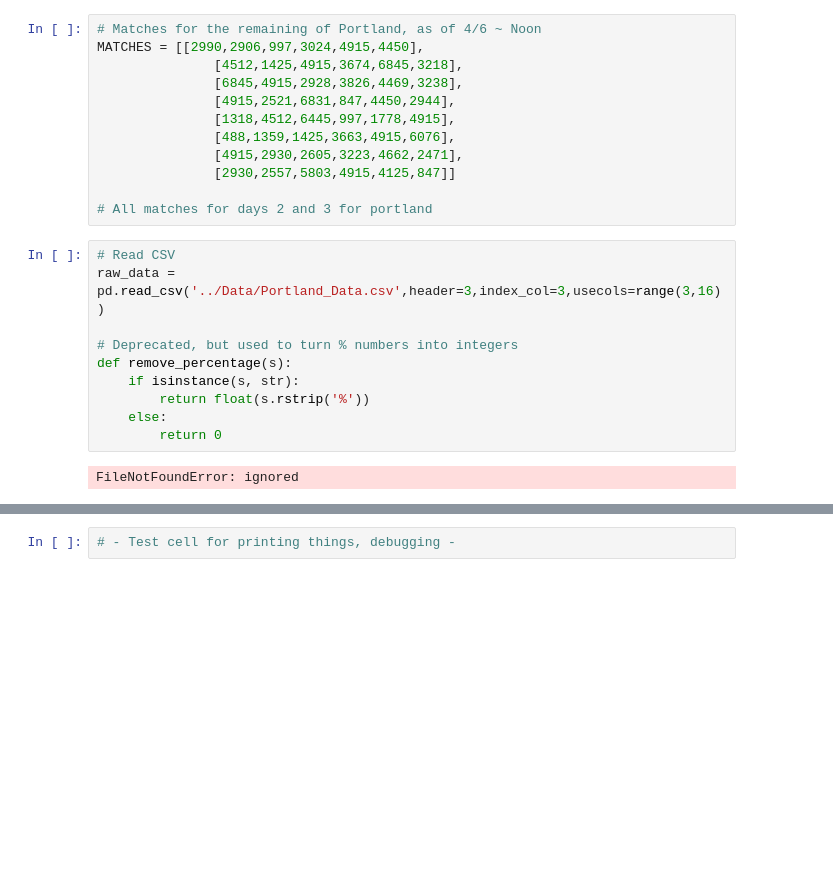
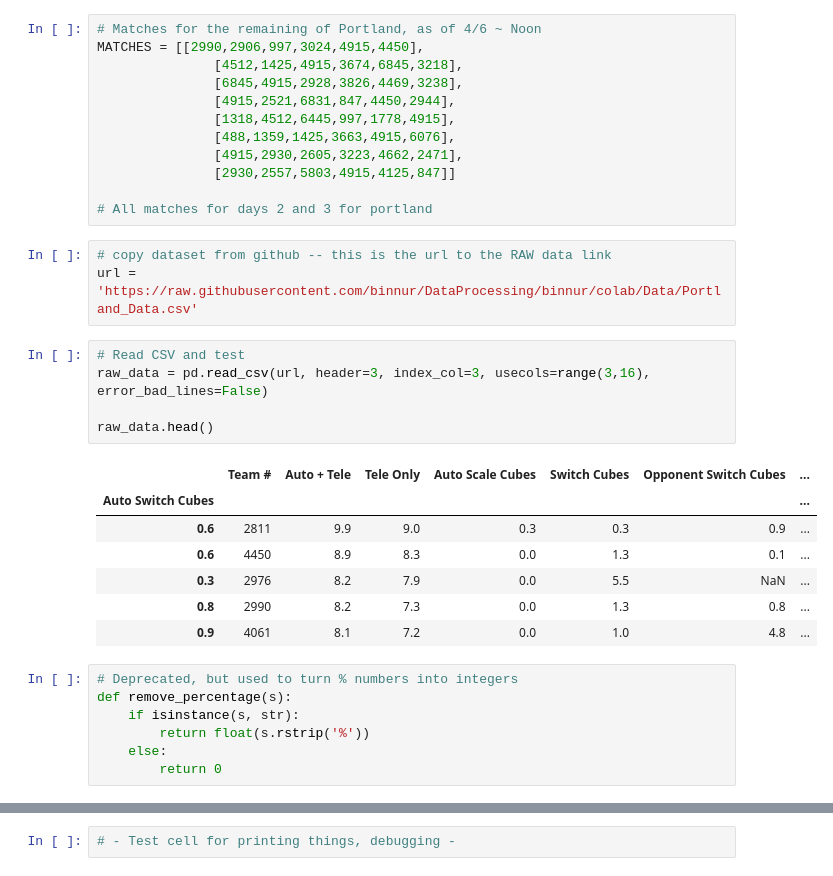
Before and after one commit to binnur/DataProcessing, a Jupyter notebook: Python/GP_colab.ipynb, the cells around one changed output, grey strips where cells are left out. Saved outputs shown, nothing was run; the diff lists cells and outputs as text; blank space fills up the shorter version.

```diff
--- a/Python/GP_colab.ipynb
+++ b/Python/GP_colab.ipynb
@@ -28,18 +28,29 @@ MATCHES = [[2990,2906,997,3024,4915,4450],
                [2930,2557,5803,4915,4125,847]]
 
 # All matches for days 2 and 3 for portland
+# %%
+# copy dataset from github -- this is the url to the RAW data link
+url = 'https://raw.githubusercontent.com/binnur/DataProcessing/binnur/colab/Data/Portland_Data.csv'
+# %%
+# Read CSV and test
+raw_data = pd.read_csv(url, header=3, index_col=3, usecols=range(3,16), error_bad_lines=False)
+
+raw_data.head()
+# %% [output]
+|  | Team # | Auto + Tele | Tele Only | Auto Scale Cubes | Switch Cubes | Opponent Switch Cubes | ... |
+| Auto Switch Cubes |  |  |  |  |  |  | ... |
+| 0.6 | 2811 | 9.9 | 9.0 | 0.3 | 0.3 | 0.9 | ... |
+| 0.6 | 4450 | 8.9 | 8.3 | 0.0 | 1.3 | 0.1 | ... |
+| 0.3 | 2976 | 8.2 | 7.9 | 0.0 | 5.5 | NaN | ... |
+| 0.8 | 2990 | 8.2 | 7.3 | 0.0 | 1.3 | 0.8 | ... |
+| 0.9 | 4061 | 8.1 | 7.2 | 0.0 | 1.0 | 4.8 | ... |
 # %%
-# Read CSV
-raw_data = pd.read_csv('../Data/Portland_Data.csv',header=3,index_col=3,usecols=range(3,16))
-
 # Deprecated, but used to turn % numbers into integers
 def remove_percentage(s):
     if isinstance(s, str):
         return float(s.rstrip('%'))
     else:
         return 0
-# %% [output]
-FileNotFoundError: ignored
 # %%
 # Createing the table, indexed by team #, with 4 important data points.
 data = raw_data.groupby(['Team #'])['Scale Cubes', 'Switch Cubes', 'Opponent Switch Cubes',
```
Also changed, not shown: parts of 9 cells of this notebook.
